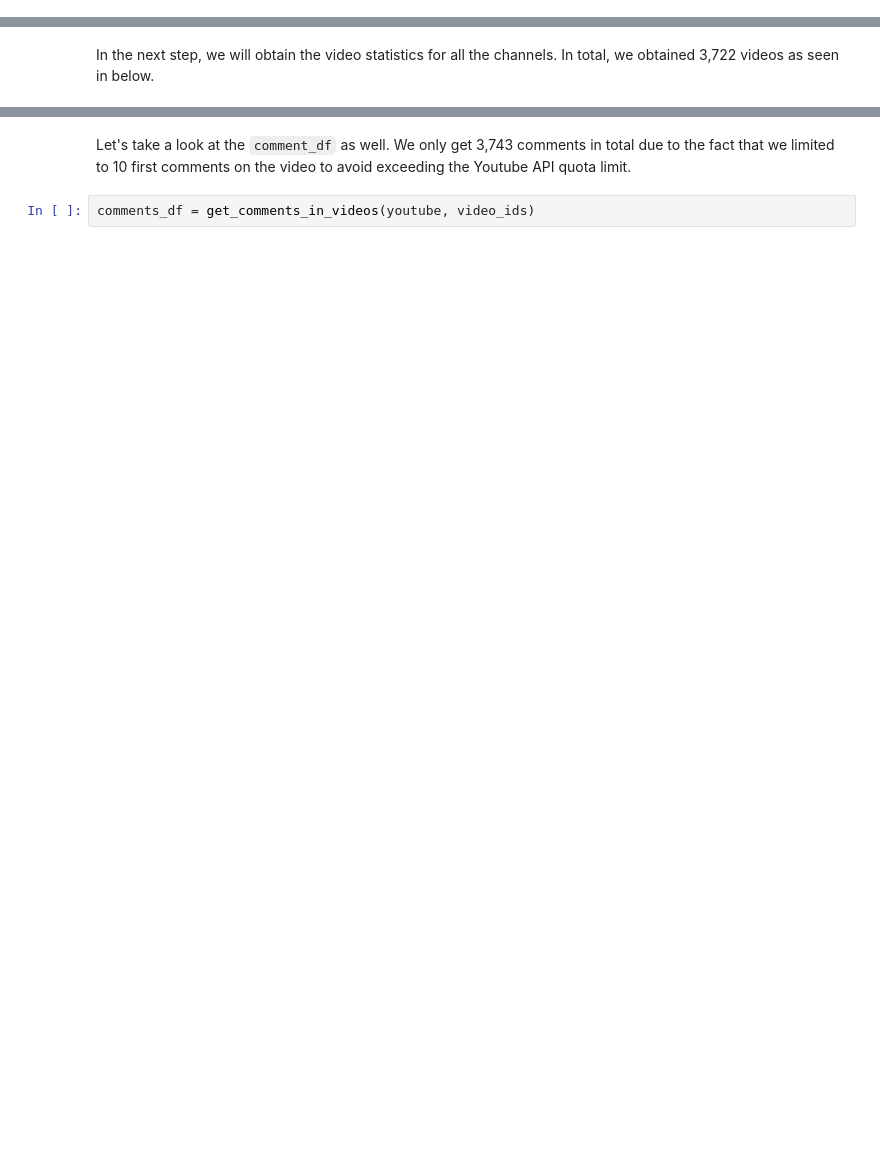
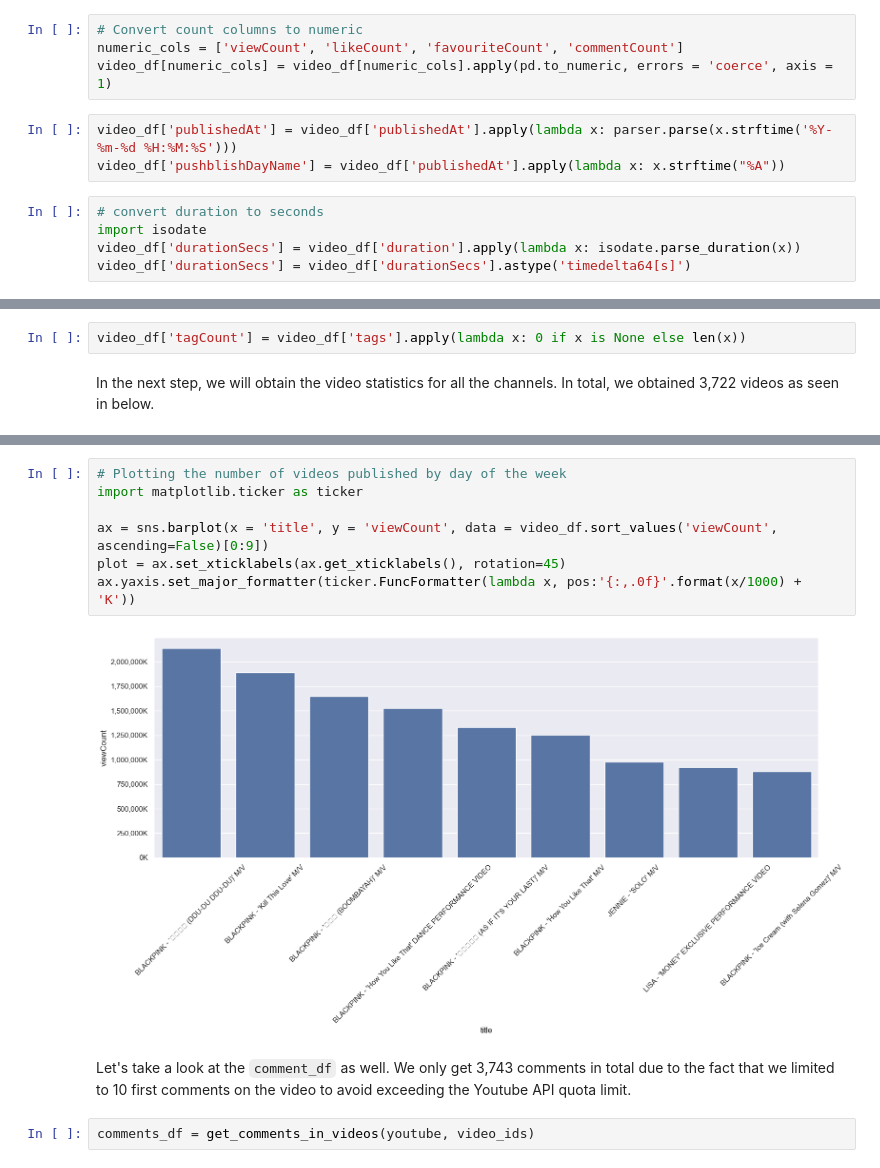
Before and after one commit to jamaleb67/jamaleb67.github.io, a Jupyter notebook: work/project_youtube_videos_EDA.ipynb, the cells around one changed output, grey strips where cells are left out. Drawn from its saved outputs; the diff is of its cells as text; blank space fills up the shorter version.

```diff
--- a/work/project_youtube_videos_EDA.ipynb
+++ b/work/project_youtube_videos_EDA.ipynb
@@ -288,0 +356,12 @@ video_df
+# %%
+# Convert count columns to numeric
+numeric_cols = ['viewCount', 'likeCount', 'favouriteCount', 'commentCount']
+video_df[numeric_cols] = video_df[numeric_cols].apply(pd.to_numeric, errors = 'coerce', axis = 1)
+# %%
+video_df['publishedAt'] = video_df['publishedAt'].apply(lambda x: parser.parse(x.strftime('%Y-%m-%d %H:%M:%S')))
+video_df['pushblishDayName'] = video_df['publishedAt'].apply(lambda x: x.strftime("%A"))
+# %%
+# convert duration to seconds
+import isodate
+video_df['durationSecs'] = video_df['duration'].apply(lambda x: isodate.parse_duration(x))
+video_df['durationSecs'] = video_df['durationSecs'].astype('timedelta64[s]')
@@ -289,3 +384,5 @@ video_df
+# %%
+video_df['tagCount'] = video_df['tags'].apply(lambda x: 0 if x is None else len(x))
 # %% [markdown]
 In the next step, we will obtain the video statistics for all the channels. In total, we obtained 3,722 videos as seen in below.
 # %%
@@ -293,3 +404,12 @@ video_df
+# %%
+# Plotting the number of videos published by day of the week
+import matplotlib.ticker as ticker
+
+ax = sns.barplot(x = 'title', y = 'viewCount', data = video_df.sort_values('viewCount', ascending=False)[0:9])
+plot = ax.set_xticklabels(ax.get_xticklabels(), rotation=45)
+ax.yaxis.set_major_formatter(ticker.FuncFormatter(lambda x, pos:'{:,.0f}'.format(x/1000) + 'K'))
+# %% [output]
+[figure, added]
 # %% [markdown]
 Let's take a look at the `comment_df` as well. We only get 3,743 comments in total due to the fact that we limited to 10 first comments on the video to avoid exceeding the Youtube API quota limit.
 # %%
```
Also changed, not shown: parts of 22 cells of this notebook, 2 other files.
